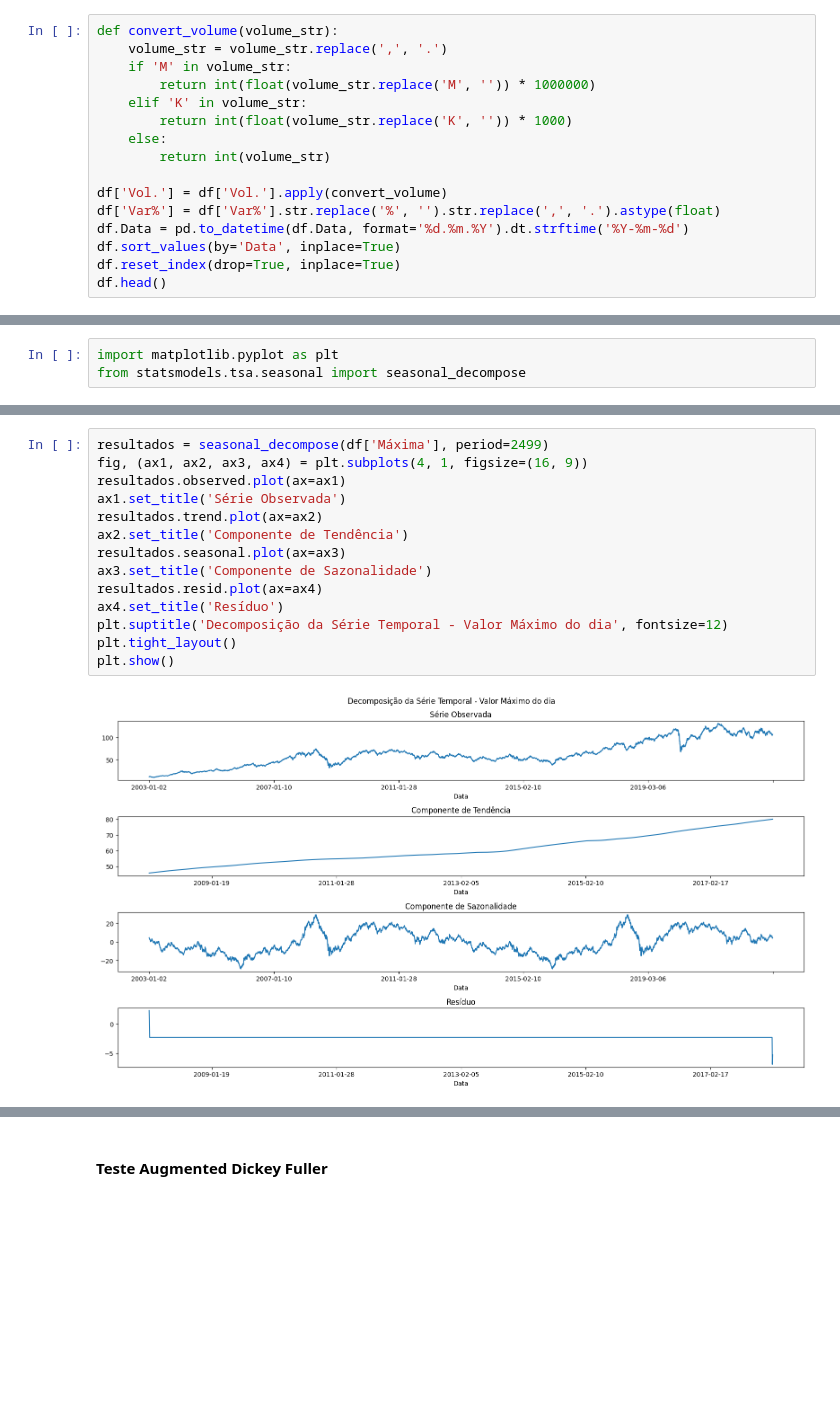
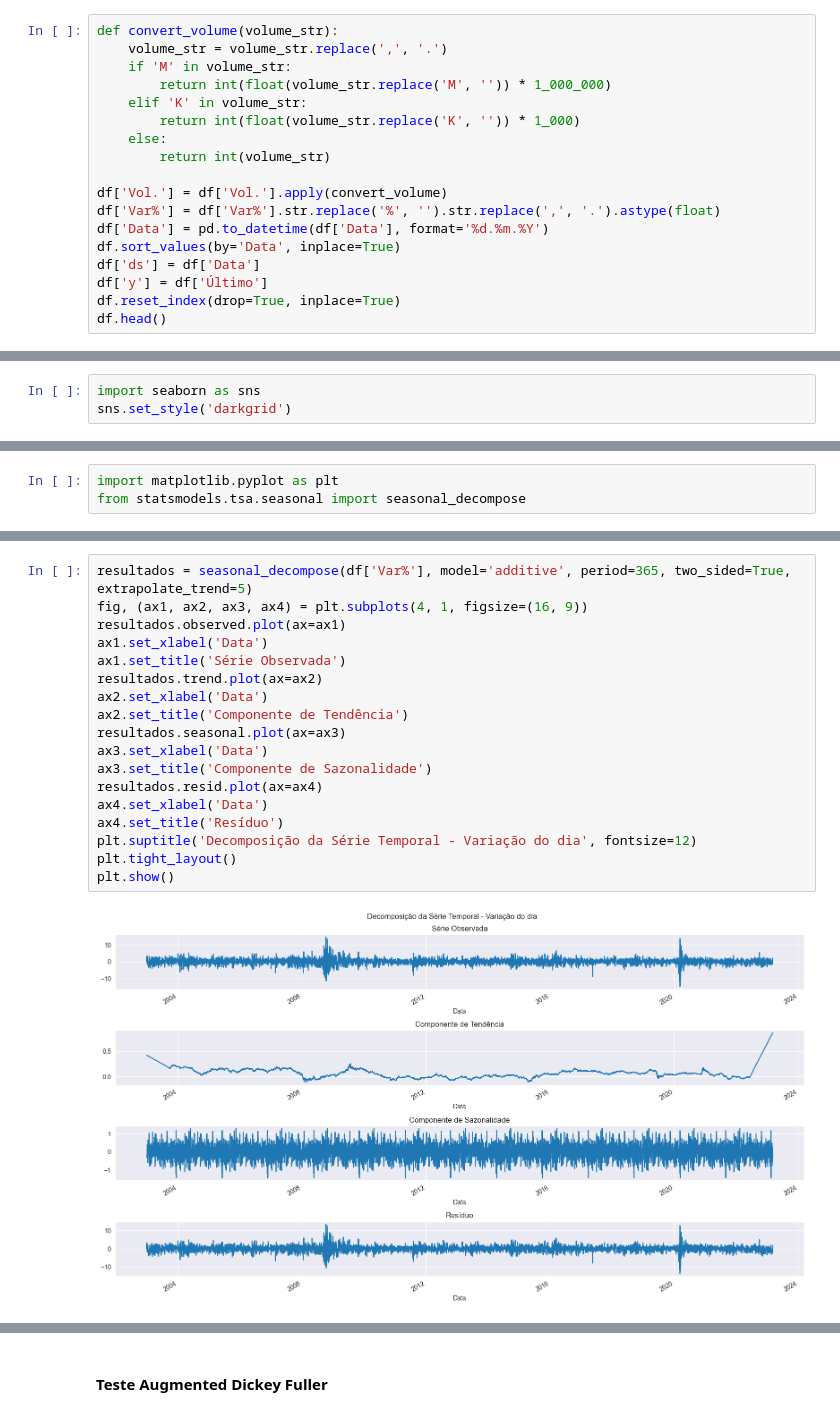
Before and after one commit to MCardosoDev/Tech_Challenge_Fase2, a Jupyter notebook: Tech_Challenge2.ipynb, the cells around one changed output, grey strips where cells are left out. Cells and saved outputs as stored; diff of their text form; blank space fills up the shorter version.

Commit message:
add error models

```diff
--- a/Tech_Challenge2.ipynb
+++ b/Tech_Challenge2.ipynb
@@ -53,16 +53,18 @@ memory usage: 312.4+ KB
 def convert_volume(volume_str):
     volume_str = volume_str.replace(',', '.')
     if 'M' in volume_str:
-        return int(float(volume_str.replace('M', '')) * 1000000)
+        return int(float(volume_str.replace('M', '')) * 1_000_000)
     elif 'K' in volume_str:
-        return int(float(volume_str.replace('K', '')) * 1000)
+        return int(float(volume_str.replace('K', '')) * 1_000)
     else:
         return int(volume_str)
 
 df['Vol.'] = df['Vol.'].apply(convert_volume)
 df['Var%'] = df['Var%'].str.replace('%', '').str.replace(',', '.').astype(float)
-df.Data = pd.to_datetime(df.Data, format='%d.%m.%Y').dt.strftime('%Y-%m-%d')
+df['Data'] = pd.to_datetime(df['Data'], format='%d.%m.%Y')
 df.sort_values(by='Data', inplace=True)
+df['ds'] = df['Data']
+df['y'] = df['Último']
 df.reset_index(drop=True, inplace=True)
 df.head()
 # %% [output]
@@ -123,3 +127,6 @@ memory usage: 273.4+ KB
+# %%
+import seaborn as sns
+sns.set_style('darkgrid')
 # %%
 df.head()
 # %% [output]
@@ -172,16 +243,20 @@ plt.show()
 # %%
-resultados = seasonal_decompose(df['Máxima'], period=2499)
+resultados = seasonal_decompose(df['Var%'], model='additive', period=365, two_sided=True, extrapolate_trend=5)
 fig, (ax1, ax2, ax3, ax4) = plt.subplots(4, 1, figsize=(16, 9))
 resultados.observed.plot(ax=ax1)
+ax1.set_xlabel('Data')
 ax1.set_title('Série Observada')
 resultados.trend.plot(ax=ax2)
+ax2.set_xlabel('Data')
 ax2.set_title('Componente de Tendência')
 resultados.seasonal.plot(ax=ax3)
+ax3.set_xlabel('Data')
 ax3.set_title('Componente de Sazonalidade')
 resultados.resid.plot(ax=ax4)
+ax4.set_xlabel('Data')
 ax4.set_title('Resíduo')
-plt.suptitle('Decomposição da Série Temporal - Valor Máximo do dia', fontsize=12)
+plt.suptitle('Decomposição da Série Temporal - Variação do dia', fontsize=12)
 plt.tight_layout()
 plt.show()
 # %% [output]
-[figure, old version]
+[figure, new version]
```
Also changed, not shown: parts of 41 cells of this notebook.
